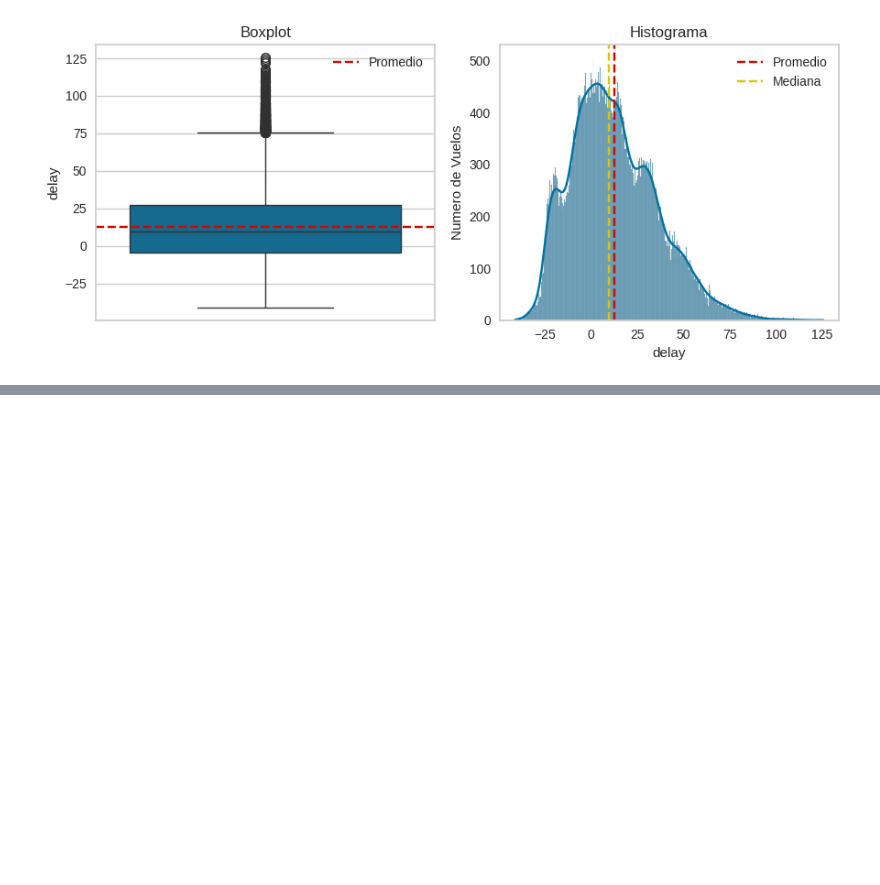
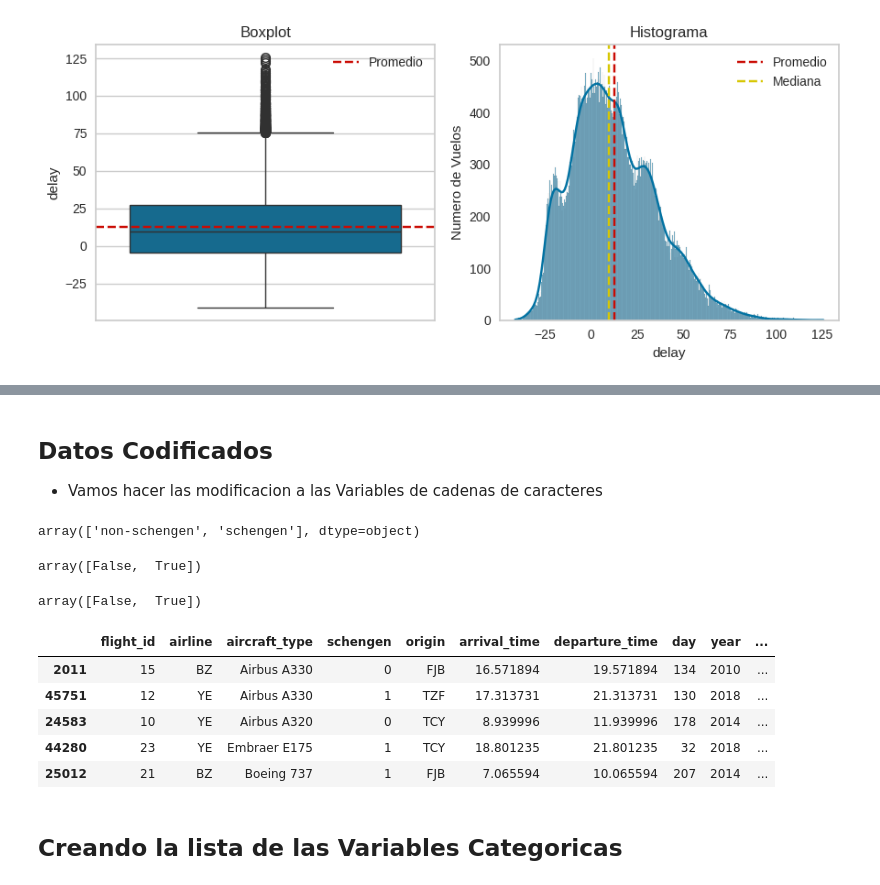
Before and after one commit to LejImkoaj/IA-aumentada, a Jupyter notebook: optimizacion_aeroportuaria.ipynb, the cells around one changed output, grey strips where cells are left out. Cells and saved outputs as stored; diff of their text form; code cells hidden in the pictures; blank space fills up the shorter version.

```diff
--- a/optimizacion_aeroportuaria.ipynb
+++ b/optimizacion_aeroportuaria.ipynb
@@ -204,0 +293,15 @@ plt.show();
+# %% [markdown]
+## Datos Codificados
+* Vamos hacer las modificacion a las Variables de cadenas de caracteres
+# %%
+datos['schengen'].unique()
+# %% [output]
+array(['non-schengen', 'schengen'], dtype=object)
+# %%
+datos['is_holiday'].unique()
+# %% [output]
+array([False,  True])
+# %%
+datos['is_weekend'].unique()
+# %% [output]
+array([False,  True])
@@ -204,0 +313,11 @@ plt.show();
+# %%
+datos.sample(5)
+# %% [output]
+|  | flight_id | airline | aircraft_type | schengen | origin | arrival_time | departure_time | day | year | ... |
+| 2011 | 15 | BZ | Airbus A330 | 0 | FJB | 16.571894 | 19.571894 | 134 | 2010 | ... |
+| 45751 | 12 | YE | Airbus A330 | 1 | TZF | 17.313731 | 21.313731 | 130 | 2018 | ... |
+| 24583 | 10 | YE | Airbus A320 | 0 | TCY | 8.939996 | 11.939996 | 178 | 2014 | ... |
+| 44280 | 23 | YE | Embraer E175 | 1 | TCY | 18.801235 | 21.801235 | 32 | 2018 | ... |
+| 25012 | 21 | BZ | Boeing 737 | 1 | FJB | 7.065594 | 10.065594 | 207 | 2014 | ... |
+# %% [markdown]
+## Creando la lista de las Variables Categoricas
```
Also changed, not shown: parts of 18 cells of this notebook.
